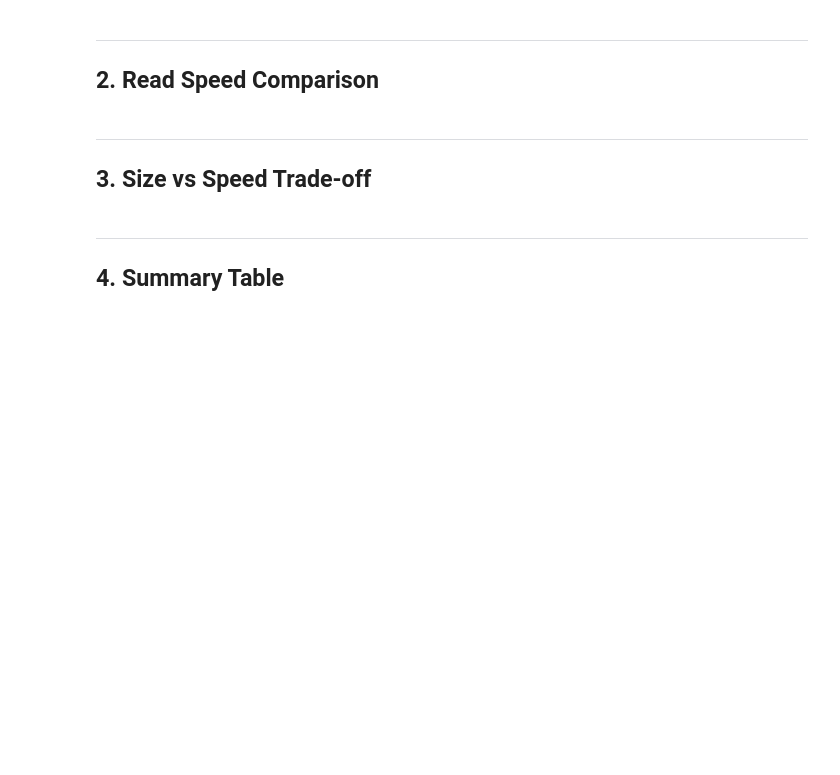
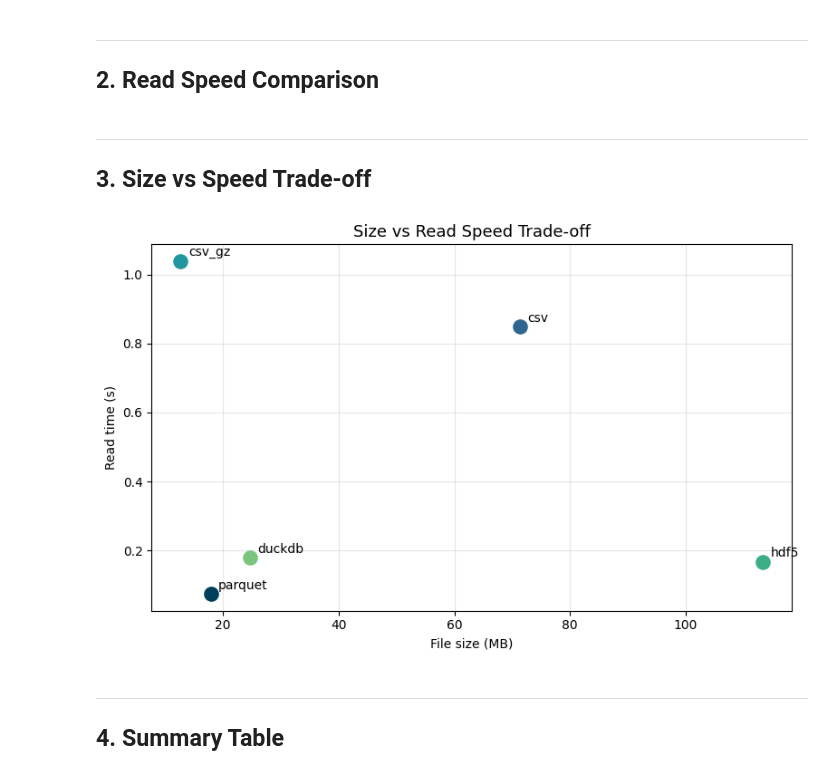
Before and after one commit to saramilovanova/big-data-project, a Jupyter notebook: notebooks/T4.ipynb, the cells around one changed output. Cells and saved outputs as stored; diff of their text form; code cells hidden in the pictures; blank space fills up the shorter version.

```diff
--- a/notebooks/T4.ipynb
+++ b/notebooks/T4.ipynb
@@ -21,8 +21,14 @@ import matplotlib.pyplot as plt
 import matplotlib.ticker as mticker
 import numpy as np
 from pathlib import Path
+import sys
 
-T4 = Path("/d/hpc/projects/FRI/bigdata/students/sm_bv/final_project/data/t4")
+PROJECT_ROOT = Path.cwd().parent  # notebook is in notebooks/
+sys.path.insert(0, str(PROJECT_ROOT))
+
+T4 = Path(PROJECT_ROOT) / "results" / "t4"
+# T4 = Path("/d/hpc/projects/FRI/bigdata/students/sm_bv/final_project/data/t4")
+
 df = pd.read_csv(T4 / "benchmark.csv")
 df = df.set_index("format")
 print(f"Dataset: {df['rows'].iloc[0]:,} rows × {df['columns'].iloc[0]} columns")
@@ -77,14 +92,16 @@ plt.show()
 # %%
 fig, ax = plt.subplots(figsize=(8, 5))
 for i, (fmt, row) in enumerate(df.iterrows()):
-    ax.scatter(row["size_mb"], row["read_time_s"], s=120, color=colors[i], zorder=3)
+    ax.scatter(row["size_mb"], row["read_time_s"], s=120, color=size_colors[i], zorder=3)
     ax.annotate(fmt, (row["size_mb"], row["read_time_s"]),
                 textcoords="offset points", xytext=(6, 4), fontsize=10)
 ax.set_xlabel("File size (MB)")
 ax.set_ylabel("Read time (s)")
 ax.set_title("Size vs Read Speed Trade-off", fontsize=13)
 ax.grid(True, alpha=0.3)
 plt.tight_layout(); plt.show()
+# %% [output]
+[figure, added]
 # %% [markdown]
 ---
 ## 4. Summary Table
```
Also changed, not shown: parts of 4 cells of this notebook, 55 other files.
